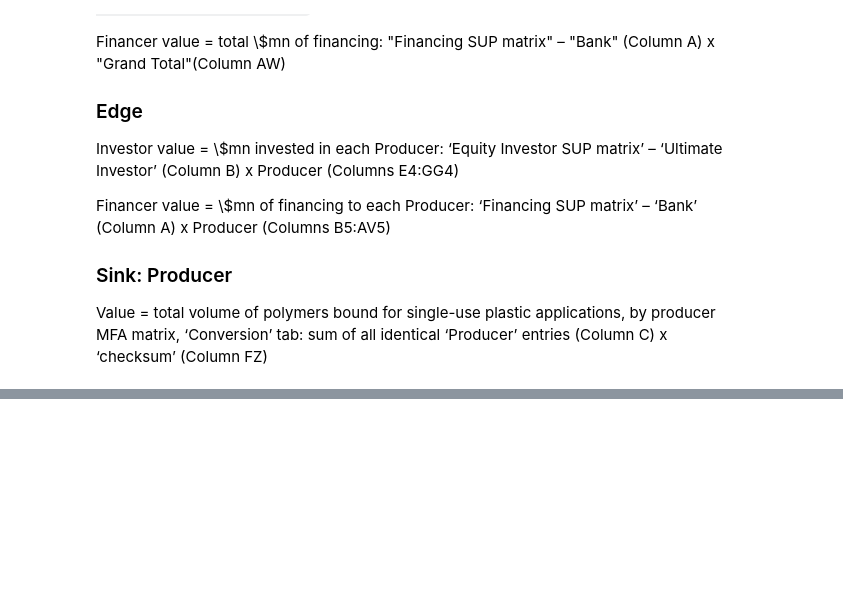
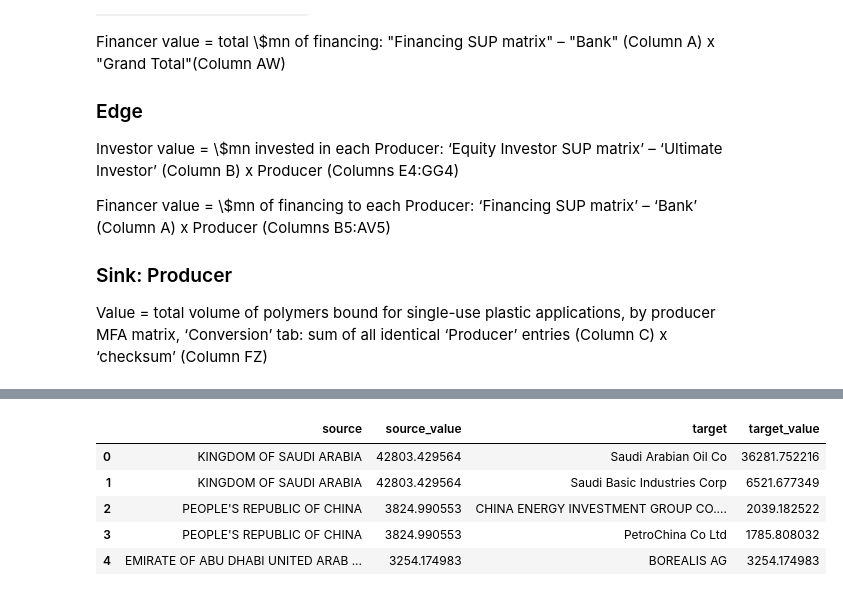
Before and after one commit to earthrise-media/plastic-tracker, a Jupyter notebook: notebooks/flowviz_node_1.ipynb, the cells around one changed output, grey strips where cells are left out. Saved outputs shown, nothing was run; the diff lists cells and outputs as text; code cells hidden in the pictures; some formulas as TeX source; blank space fills up the shorter version.

```diff
--- a/notebooks/flowviz_node_1.ipynb
+++ b/notebooks/flowviz_node_1.ipynb
@@ -93,0 +176,12 @@ Producer Value Dataframe
+# %%
+filtered_df = filter_df(investor, num_sources=10, num_targets=15)
+# %%
+sankey_df = create_sankey_df(filtered_df, min_val=100)
+sankey_df.head()
+# %% [output]
+|  | source | source_value | target | target_value |
+| 0 | KINGDOM OF SAUDI ARABIA | 42803.429564 | Saudi Arabian Oil Co | 36281.752216 |
+| 1 | KINGDOM OF SAUDI ARABIA | 42803.429564 | Saudi Basic Industries Corp | 6521.677349 |
+| 2 | PEOPLE'S REPUBLIC OF CHINA | 3824.990553 | CHINA ENERGY INVESTMENT GROUP CO.... | 2039.182522 |
+| 3 | PEOPLE'S REPUBLIC OF CHINA | 3824.990553 | PetroChina Co Ltd | 1785.808032 |
+| 4 | EMIRATE OF ABU DHABI UNITED ARAB ... | 3254.174983 | BOREALIS AG | 3254.174983 |
```
Also changed, not shown: parts of 13 cells of this notebook.
